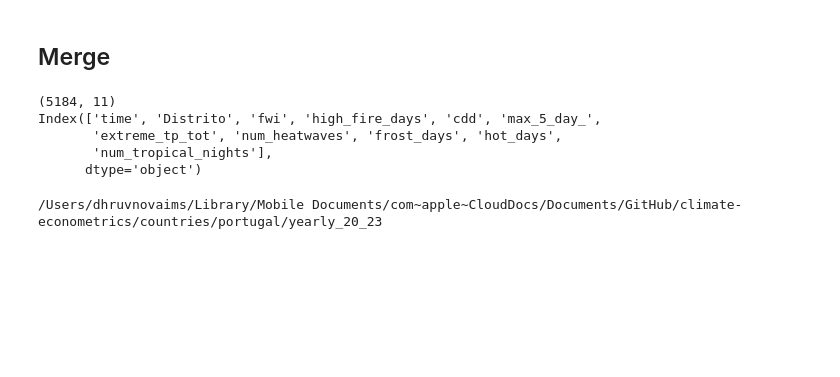
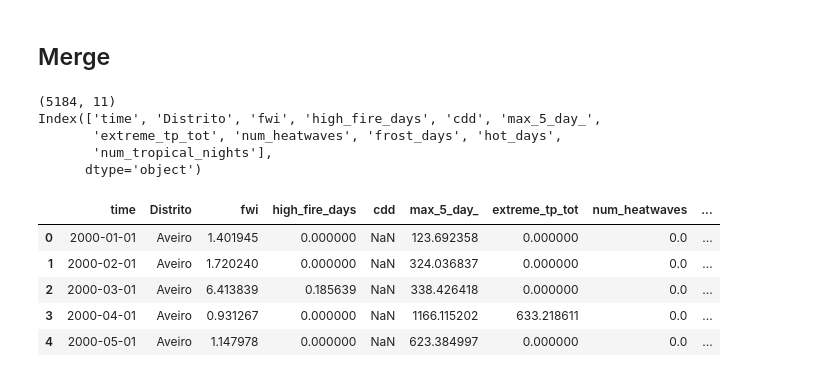
Before and after one commit to dhruv-pandit/climate-econometrics, a Jupyter notebook: countries/portugal/yearly_20_23/climate_proc.ipynb, the cells around one changed output. Drawn from its saved outputs; the diff is of its cells as text; code cells hidden in the pictures; blank space fills up the shorter version.

Commit message:
corrected yearly data portugal

```diff
--- a/countries/portugal/yearly_20_23/climate_proc.ipynb
+++ b/countries/portugal/yearly_20_23/climate_proc.ipynb
@@ -339,4 +376,13 @@ Index(['time', 'Distrito', 'fwi', 'high_fire_days', 'cdd', 'max_5_day_',
        'extreme_tp_tot', 'num_heatwaves', 'frost_days', 'hot_days',
        'num_tropical_nights'],
       dtype='object')
+# %%
+merged.head()
+# %% [output]
+|  | time | Distrito | fwi | high_fire_days | cdd | max_5_day_ | extreme_tp_tot | num_heatwaves | ... |
+| 0 | 2000-01-01 | Aveiro | 1.401945 | 0.000000 | NaN | 123.692358 | 0.000000 | 0.0 | ... |
+| 1 | 2000-02-01 | Aveiro | 1.720240 | 0.000000 | NaN | 324.036837 | 0.000000 | 0.0 | ... |
+| 2 | 2000-03-01 | Aveiro | 6.413839 | 0.185639 | NaN | 338.426418 | 0.000000 | 0.0 | ... |
+| 3 | 2000-04-01 | Aveiro | 0.931267 | 0.000000 | NaN | 1166.115202 | 633.218611 | 0.0 | ... |
+| 4 | 2000-05-01 | Aveiro | 1.147978 | 0.000000 | NaN | 623.384997 | 0.000000 | 0.0 | ... |
 # %%
@@ -368,4 +415,0 @@ annual_sum = (
-# %%
-print(os.getcwd())
-# %% [output]
-/Users/dhruvnovaims/Library/Mobile Documents/com~apple~CloudDocs/Documents/GitHub/climate-econometrics/countries/portugal/yearly_20_23
```
Also changed, not shown: parts of 13 cells of this notebook, 5 other files.
